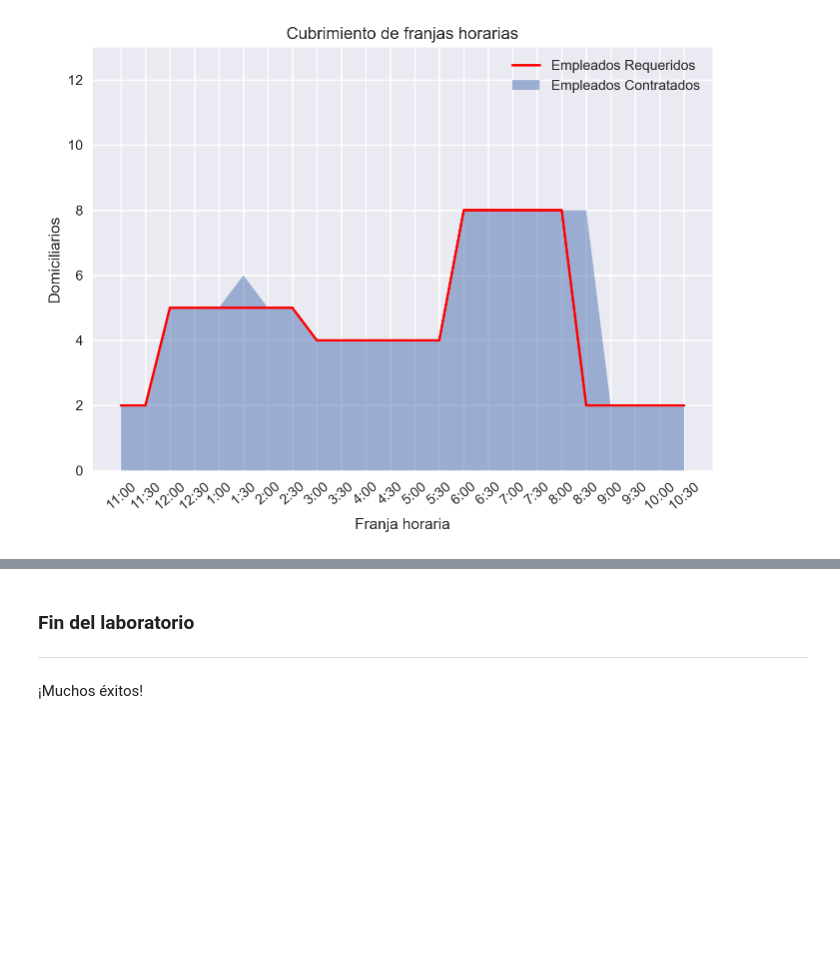
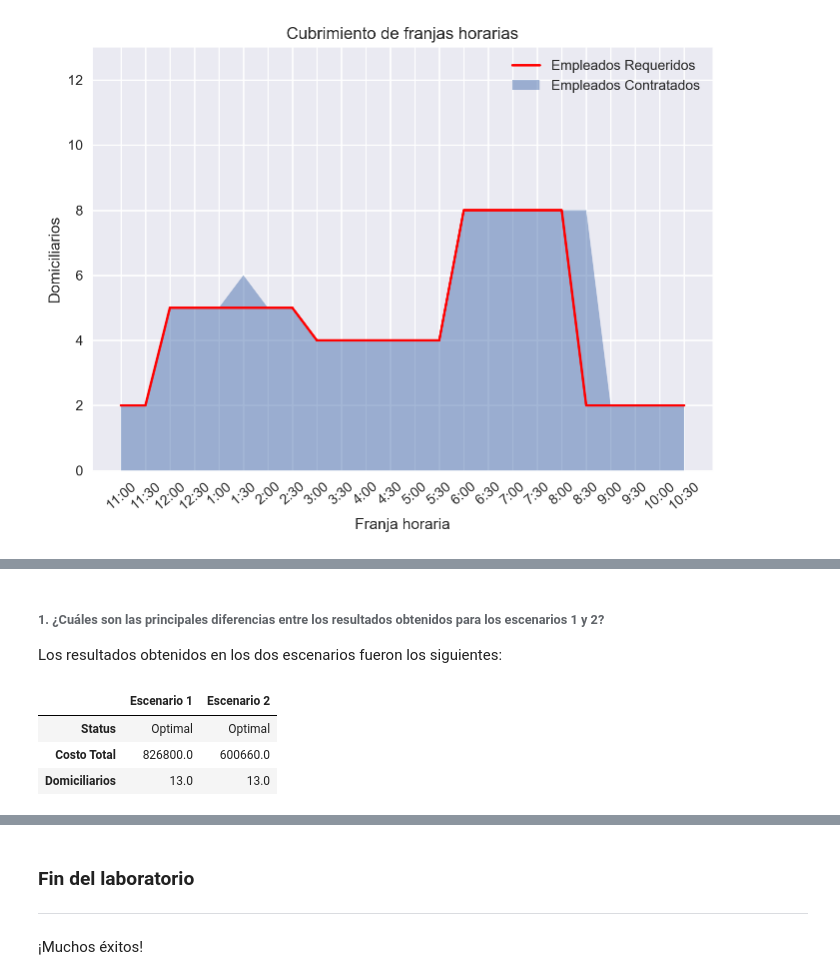
Before and after one commit to SantiagoRMV/Uniandes-Anaitycs, a Jupyter notebook: Mejora de Procesos/Casos/Caso 7/Caso_7_202322673.ipynb, the cells around one changed output, grey strips where cells are left out. Drawn from its saved outputs; the diff is of its cells as text; code cells hidden in the pictures; blank space fills up the shorter version.

```diff
--- a/Mejora de Procesos/Casos/Caso 7/Caso_7_202322673.ipynb
+++ b/Mejora de Procesos/Casos/Caso 7/Caso_7_202322673.ipynb
@@ -477,0 +493,27 @@ plt.show()
+# %% [markdown]
+###### 1. ¿Cuáles son las principales diferencias entre los resultados obtenidos para los escenarios 1 y 2?
+
+Los resultados obtenidos en los dos escenarios fueron los siguientes:
+# %%
+indices = ['Status','Costo Total','Domiciliarios']
+
+#Resultados estado 1
+estado_1 = lp.LpStatus[problema.status]
+obj_1 = lp.value(problema.objective)
+total_1 = sum(lp.value(x[t])for t in Turnos_1)
+
+#Resultados estado 2
+estado_2 = lp.LpStatus[problema2.status]
+obj_2 = lp.value(problema2.objective)
+total_2 = sum(lp.value(x[t])for t in Turnos_2)
+
+resultados = {'Escenario 1': [estado_1, obj_1, total_1], 'Escenario 2': [estado_2, obj_2, total_2]}
+df_resultados = pd.DataFrame(resultados)
+df_resultados.set_index([indices], inplace=True)
+df_resultados['Escenario 1']['Domiciliarios'] = '13.0' #Se asigna el valor manualmente porque al correr el modelo completo lo cambia a solo 4 domiciliarios
+df_resultados
+# %% [output]
+|  | Escenario 1 | Escenario 2 |
+| Status | Optimal | Optimal |
+| Costo Total | 826800.0 | 600660.0 |
+| Domiciliarios | 13.0 | 13.0 |
```
Also changed, not shown: parts of 23 cells of this notebook, 12 other files.
